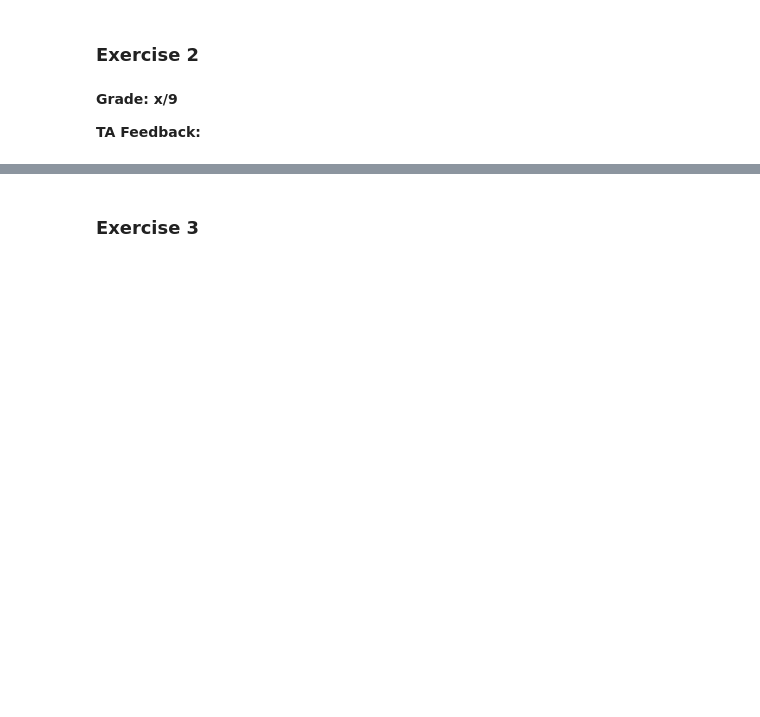
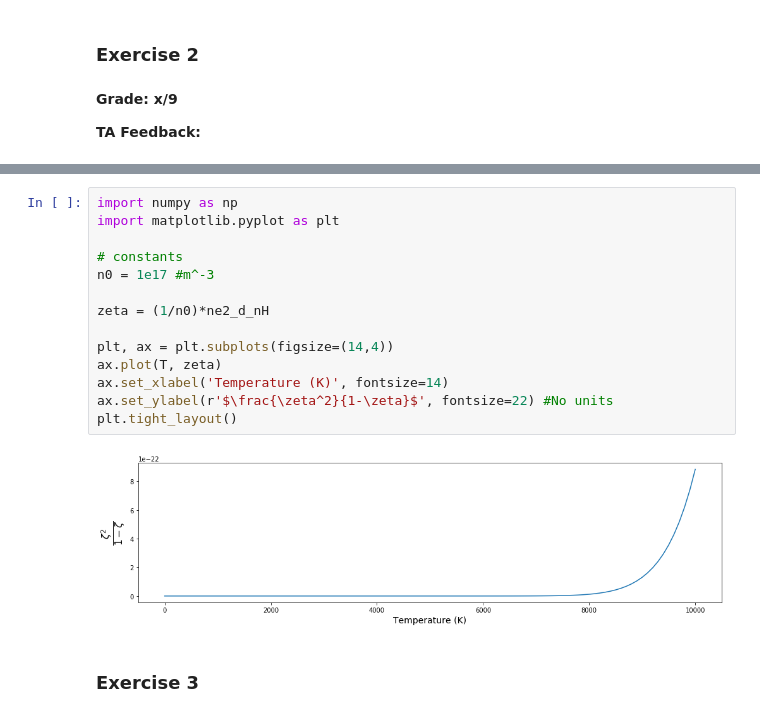
Before and after one commit to tmtenbrink/statfys, a Jupyter notebook: sf2.ipynb, the cells around one changed output, grey strips where cells are left out. Cells and saved outputs as stored; diff of their text form; blank space fills up the shorter version.

```diff
--- a/sf2.ipynb
+++ b/sf2.ipynb
@@ -63,3 +111,19 @@ Your explanation
+# %%
+import numpy as np
+import matplotlib.pyplot as plt
+
+# constants
+n0 = 1e17 #m^-3
+
+zeta = (1/n0)*ne2_d_nH
+
+plt, ax = plt.subplots(figsize=(14,4))
+ax.plot(T, zeta)
+ax.set_xlabel('Temperature (K)', fontsize=14)
+ax.set_ylabel(r'$\frac{\zeta^2}{1-\zeta}$', fontsize=22) #No units
+plt.tight_layout()
+# %% [output]
+[figure, added]
 # %% [markdown]
 ### Exercise 3
 # %% [markdown]
```
Also changed, not shown: parts of 13 cells of this notebook.
